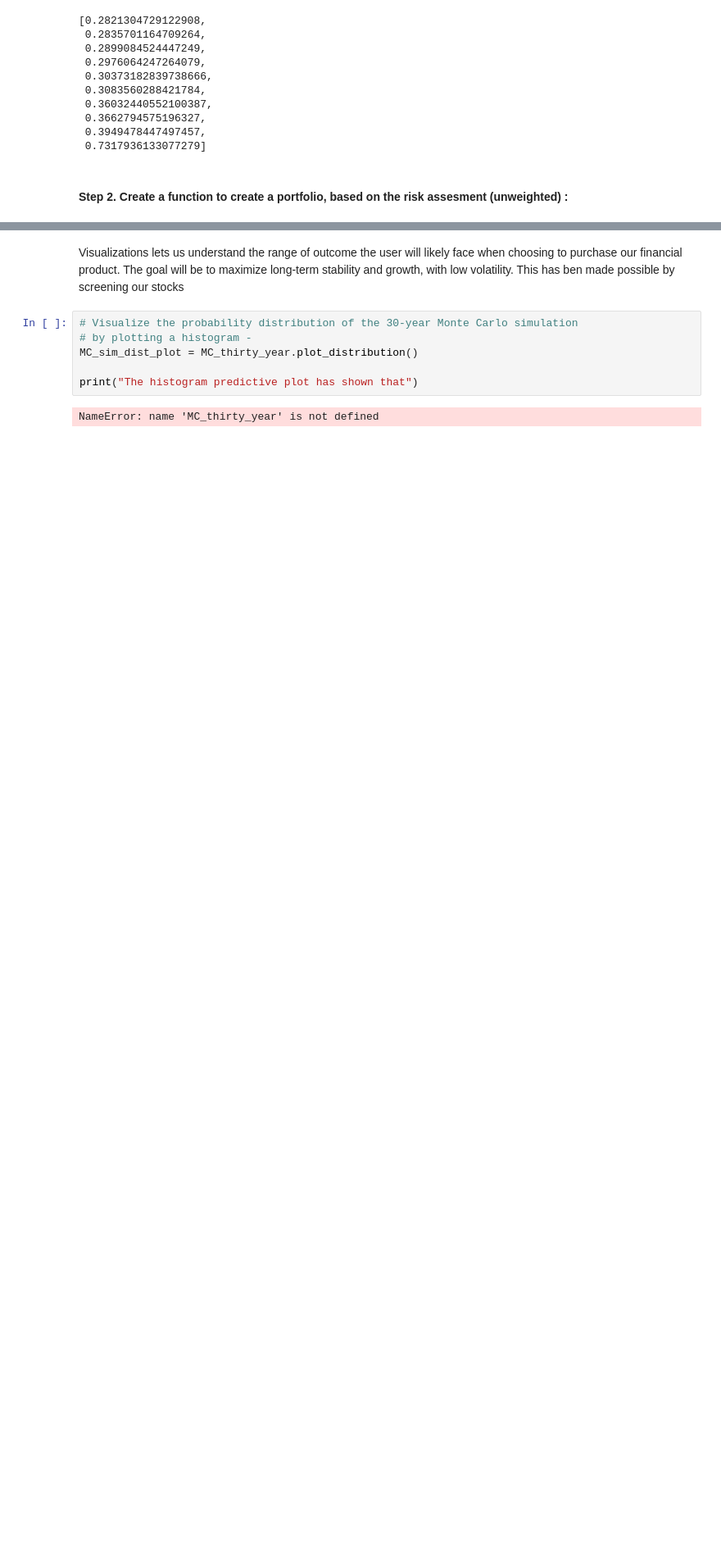
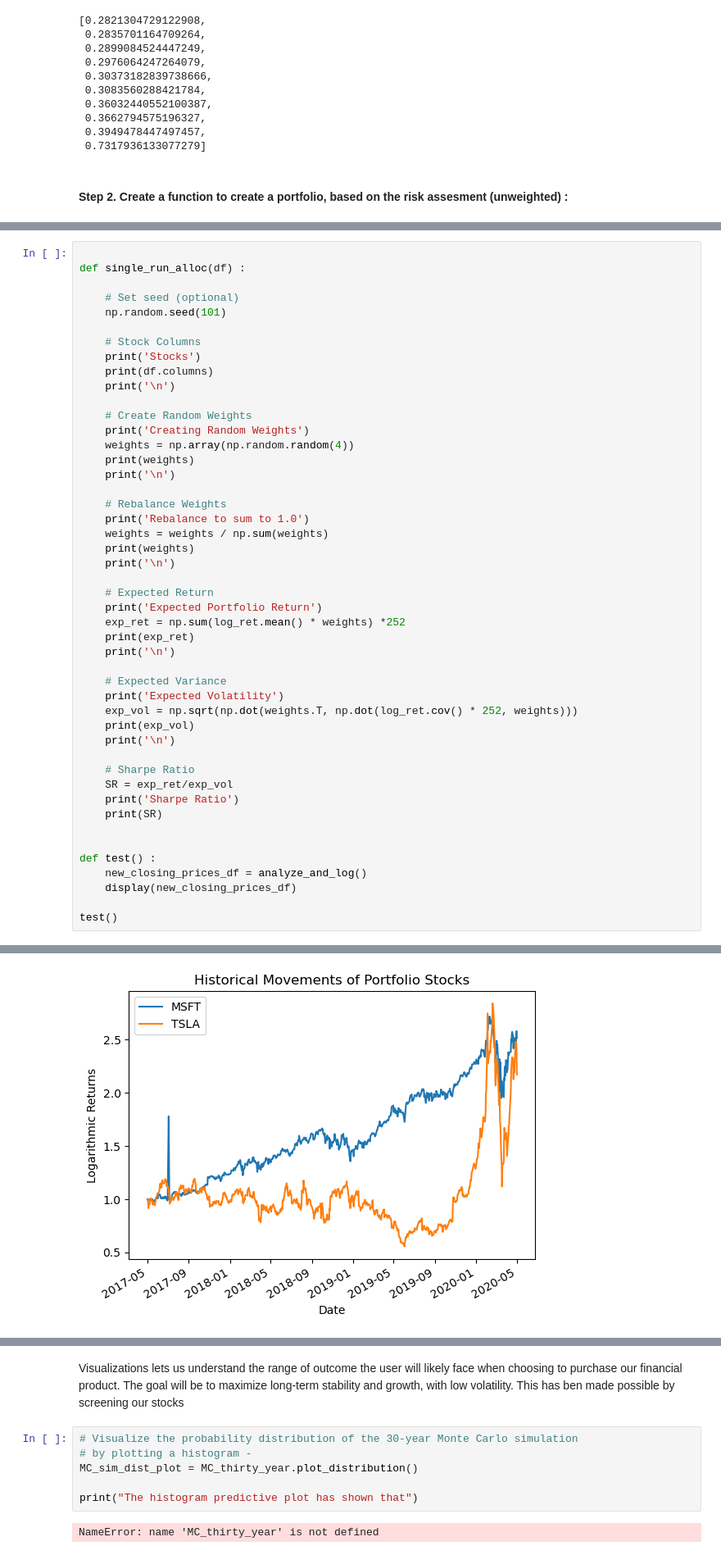
Before and after one commit to najibabounasr/Project_1_Portfolio_Curator-, a Jupyter notebook: portfolio_curator.ipynb, the cells around one changed output, grey strips where cells are left out. Shown at 82% size. Cells and saved outputs as stored; diff of their text form; blank space fills up the shorter version.

```diff
--- a/portfolio_curator.ipynb
+++ b/portfolio_curator.ipynb
@@ -1033,0 +1083,48 @@ md_cost_age_df = (
+# %%
+
+def single_run_alloc(df) :
+
+    # Set seed (optional)
+    np.random.seed(101)
+
+    # Stock Columns
+    print('Stocks')
+    print(df.columns)
+    print('\n')
+
+    # Create Random Weights
+    print('Creating Random Weights')
+    weights = np.array(np.random.random(4))
+    print(weights)
+    print('\n')
+
+    # Rebalance Weights
+    print('Rebalance to sum to 1.0')
+    weights = weights / np.sum(weights)
+    print(weights)
+    print('\n')
+
+    # Expected Return
+    print('Expected Portfolio Return')
+    exp_ret = np.sum(log_ret.mean() * weights) *252
+    print(exp_ret)
+    print('\n')
+
+    # Expected Variance
+    print('Expected Volatility')
+    exp_vol = np.sqrt(np.dot(weights.T, np.dot(log_ret.cov() * 252, weights)))
+    print(exp_vol)
+    print('\n')
+
+    # Sharpe Ratio
+    SR = exp_ret/exp_vol
+    print('Sharpe Ratio')
+    print(SR)
+
+
+def test() :
+    new_closing_prices_df = analyze_and_log()
+    display(new_closing_prices_df)
+
+test()
+# %% [output]
@@ -1033,0 +1158 @@ md_cost_age_df = (
+[figure, added]
```
Also changed, not shown: parts of 12 cells of this notebook, 2 other files.
